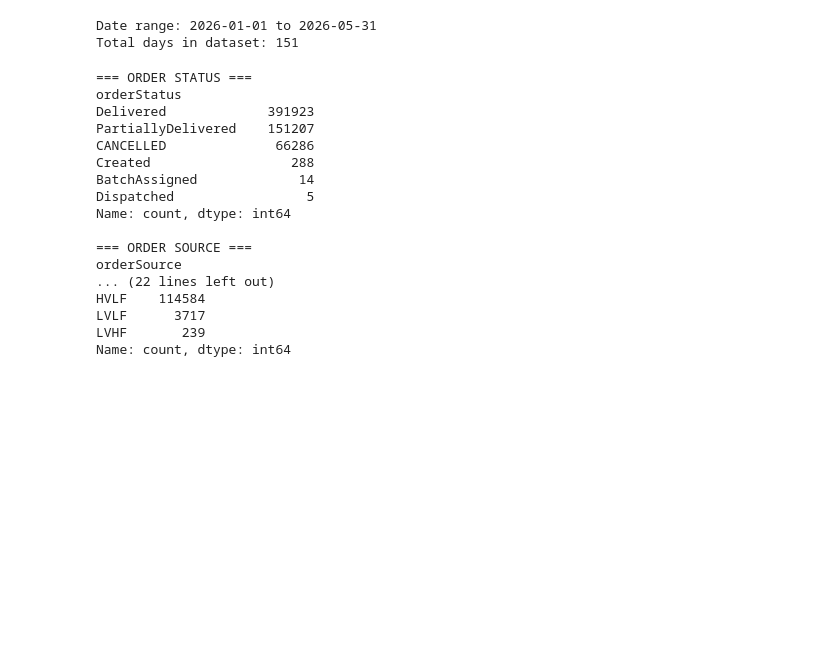
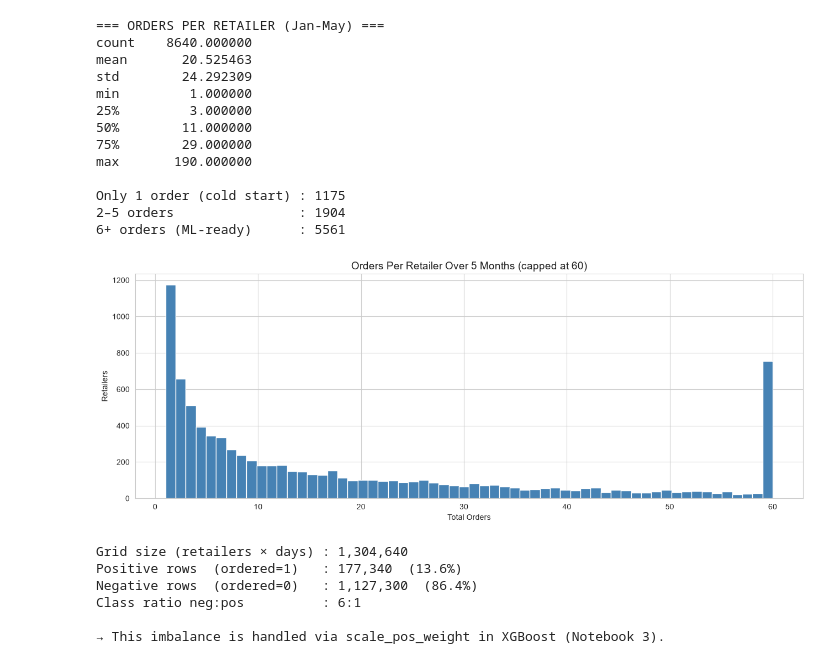
Before and after one commit to rizzit17/O2R-Order-prediction, a Jupyter notebook: notebooks/01_eda.ipynb, the cells around one changed output. Saved outputs shown, nothing was run; the diff lists cells and outputs as text; code cells hidden in the pictures; blank space fills up the shorter version.

```diff
--- a/notebooks/01_eda.ipynb
+++ b/notebooks/01_eda.ipynb
@@ -113,37 +177,48 @@ brand                      314    0.05
 # %%
-df['createdAt'] = pd.to_datetime(df['createdAt'], dayfirst=True)
-print(f'Date range: {df["createdAt"].min().date()} to {df["createdAt"].max().date()}')
-print(f'Total days in dataset: {(df["createdAt"].max() - df["createdAt"].min()).days + 1}')
+freq = orders.groupby('customerId')['orderNumber'].count()
+print('=== ORDERS PER RETAILER (Jan-May) ===')
+print(freq.describe().to_string())
+print(f'\nOnly 1 order (cold start) : {(freq==1).sum()}')
+print(f'2–5 orders                : {((freq>=2)&(freq<=5)).sum()}')
+print(f'6+ orders (ML-ready)      : {(freq>=6).sum()}')
+
+plt.figure(figsize=(13,5))
+freq.clip(upper=60).hist(bins=60, color='steelblue', edgecolor='white')
+plt.title('Orders Per Retailer Over 5 Months (capped at 60)', fontsize=14)
+plt.xlabel('Total Orders'); plt.ylabel('Retailers')
+plt.tight_layout(); plt.show()
 # %% [output]
-Date range: 2026-01-01 to 2026-05-31
-Total days in dataset: 151
+=== ORDERS PER RETAILER (Jan-May) ===
+count    8640.000000
+mean       20.525463
+std        24.292309
+min         1.000000
+25%         3.000000
+50%        11.000000
+75%        29.000000
+max       190.000000
+
+Only 1 order (cold start) : 1175
+2–5 orders                : 1904
+6+ orders (ML-ready)      : 5561
+[figure, added]
 # %%
-print('=== ORDER STATUS ===')
-print(df['orderStatus'].value_counts())
+total_retailers = orders['customerId'].nunique()
+total_days      = (df['createdAt'].max() - df['createdAt'].min()).days + 1
+grid_size       = total_retailers * total_days
+positives       = len(orders)
+negatives       = grid_size - positives
+
+print(f'Grid size (retailers × days) : {grid_size:,}')
+print(f'Positive rows  (ordered=1)   : {positives:,}  ({positives/grid_size*100:.1f}%)')
+print(f'Negative rows  (ordered=0)   : {negatives:,}  ({negatives/grid_size*100:.1f}%)')
+print(f'Class ratio neg:pos          : {negatives//positives}:1')
 print()
-print('=== ORDER SOURCE ===')
-print(df['orderSource'].value_counts())
-print()
-print('=== SHOP TYPE ===')
-print(df['shopType'].value_counts())
-print()
-print('=== RETAILER TYPE ===')
-print(df['retailerType'].value_counts())
+print('→ This imbalance is handled via scale_pos_weight in XGBoost (Notebook 3).')
 # %% [output]
-=== ORDER STATUS ===
-orderStatus
-Delivered             391923
-PartiallyDelivered    151207
-CANCELLED              66286
-Created                  288
-BatchAssigned             14
-Dispatched                 5
-Name: count, dtype: int64
+Grid size (retailers × days) : 1,304,640
+Positive rows  (ordered=1)   : 177,340  (13.6%)
+Negative rows  (ordered=0)   : 1,127,300  (86.4%)
+Class ratio neg:pos          : 6:1
 
-=== ORDER SOURCE ===
-orderSource
-... (22 lines left out)
-HVLF    114584
-LVLF      3717
-LVHF       239
-Name: count, dtype: int64
+→ This imbalance is handled via scale_pos_weight in XGBoost (Notebook 3).
```
Also changed, not shown: parts of 16 cells of this notebook, 8 other files.
